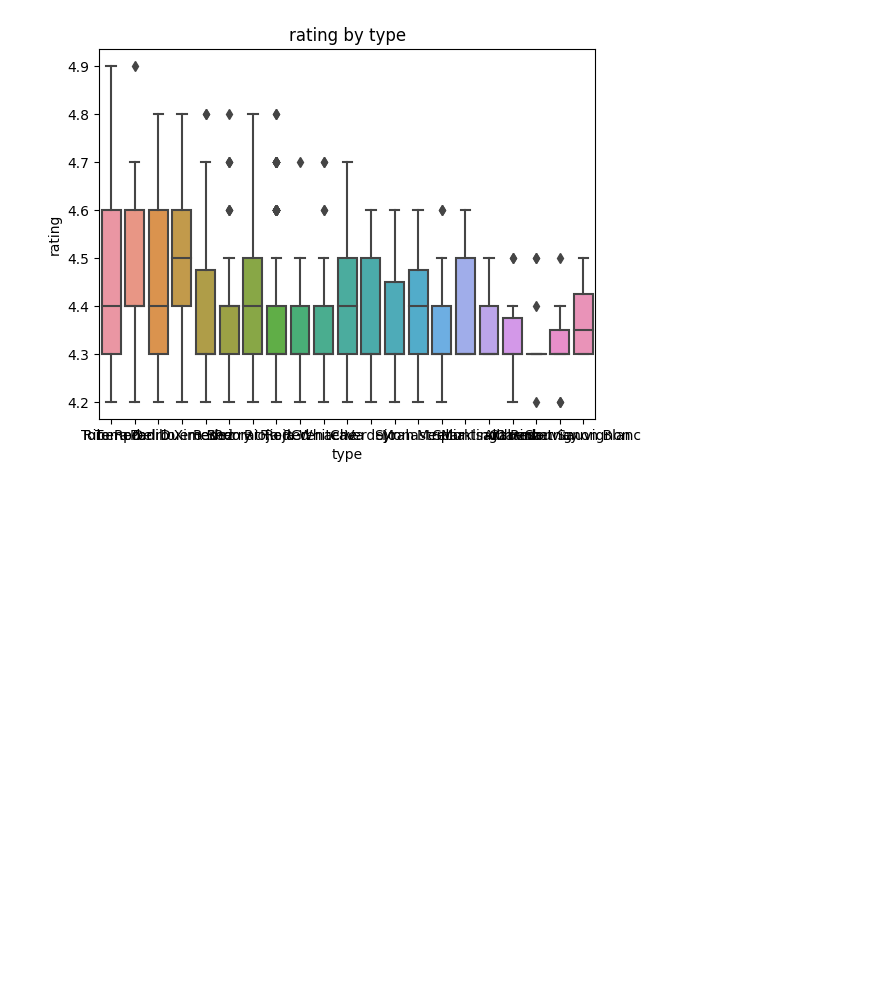
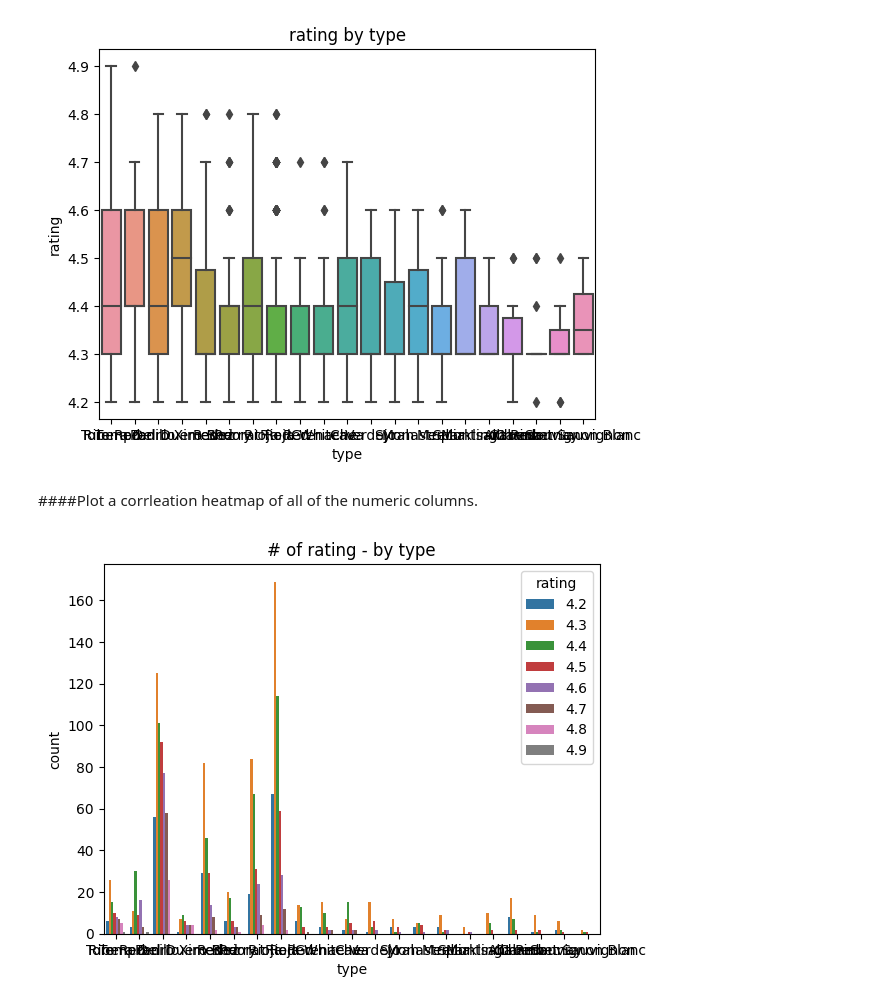
Before and after one commit to uday-routhu/models, a Jupyter notebook: Project_2_Part_1_Core.ipynb, the cells around one changed output. Saved outputs shown, nothing was run; the diff lists cells and outputs as text; code cells hidden in the pictures; blank space fills up the shorter version.

```diff
--- a/Project_2_Part_1_Core.ipynb
+++ b/Project_2_Part_1_Core.ipynb
@@ -1612,3 +1619,10 @@ ax = sns.boxplot(x = 'type', y = 'rating', data = df_wine)
 ax.set_title('rating by type');
 # %% [output]
 [figure]
+# %% [markdown]
+####Plot a corrleation heatmap of all of the numeric columns.
+# %%
+ax = sns.countplot(data=df_wine, hue='rating', x='type');
+ax.set(title='# of rating - by type');
+# %% [output]
+[figure, added]
```
Also changed, not shown: parts of 11 cells of this notebook.
